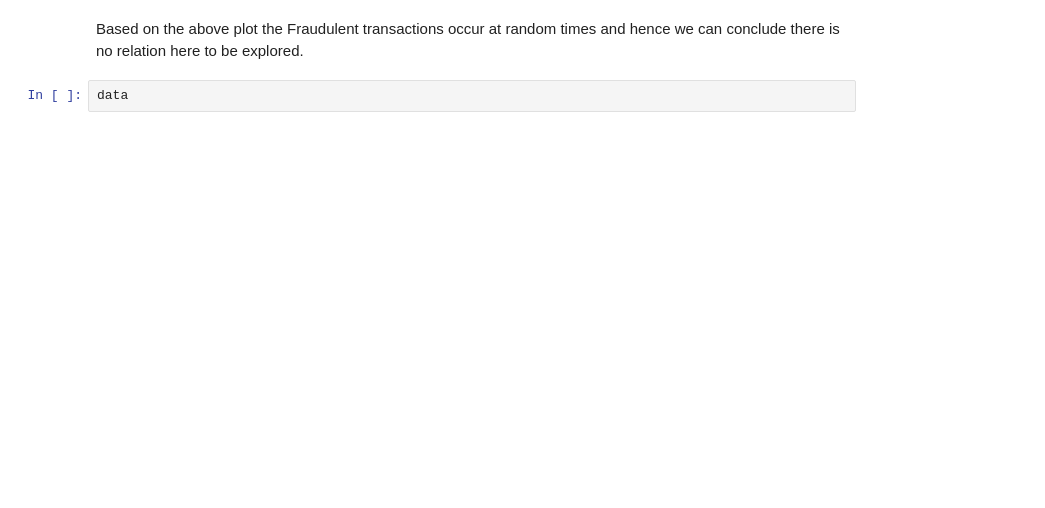
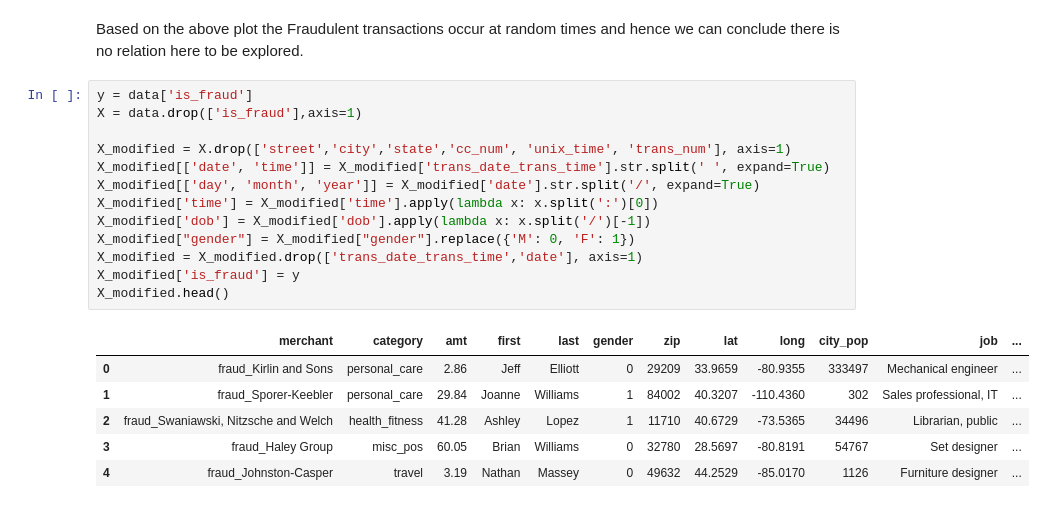
Before and after one commit to limperstickhelp23/Credit_Fraud_Detection, a Jupyter notebook: preprocessing/Data_Analysis.ipynb, the cells around one changed output. Drawn from its saved outputs; the diff is of its cells as text; blank space fills up the shorter version.

```diff
--- a/preprocessing/Data_Analysis.ipynb
+++ b/preprocessing/Data_Analysis.ipynb
@@ -107,4 +107,22 @@ plotly.offline.iplot({
 # %% [markdown]
 Based on the above plot the Fraudulent transactions occur at random times and hence we can conclude there is no relation here to be explored.
 # %%
-data
+y = data['is_fraud']
+X = data.drop(['is_fraud'],axis=1)
+
+X_modified = X.drop(['street','city','state','cc_num', 'unix_time', 'trans_num'], axis=1)
+X_modified[['date', 'time']] = X_modified['trans_date_trans_time'].str.split(' ', expand=True)
+X_modified[['day', 'month', 'year']] = X_modified['date'].str.split('/', expand=True)
+X_modified['time'] = X_modified['time'].apply(lambda x: x.split(':')[0])
+X_modified['dob'] = X_modified['dob'].apply(lambda x: x.split('/')[-1])
+X_modified["gender"] = X_modified["gender"].replace({'M': 0, 'F': 1})
+X_modified = X_modified.drop(['trans_date_trans_time','date'], axis=1)
+X_modified['is_fraud'] = y
+X_modified.head()
+# %% [output]
+|  | merchant | category | amt | first | last | gender | zip | lat | long | city_pop | job | ... |
+| 0 | fraud_Kirlin and Sons | personal_care | 2.86 | Jeff | Elliott | 0 | 29209 | 33.9659 | -80.9355 | 333497 | Mechanical engineer | ... |
+| 1 | fraud_Sporer-Keebler | personal_care | 29.84 | Joanne | Williams | 1 | 84002 | 40.3207 | -110.4360 | 302 | Sales professional, IT | ... |
+| 2 | fraud_Swaniawski, Nitzsche and Welch | health_fitness | 41.28 | Ashley | Lopez | 1 | 11710 | 40.6729 | -73.5365 | 34496 | Librarian, public | ... |
+| 3 | fraud_Haley Group | misc_pos | 60.05 | Brian | Williams | 0 | 32780 | 28.5697 | -80.8191 | 54767 | Set designer | ... |
+| 4 | fraud_Johnston-Casper | travel | 3.19 | Nathan | Massey | 0 | 49632 | 44.2529 | -85.0170 | 1126 | Furniture designer | ... |
```
Also changed, not shown: parts of 6 cells of this notebook.
